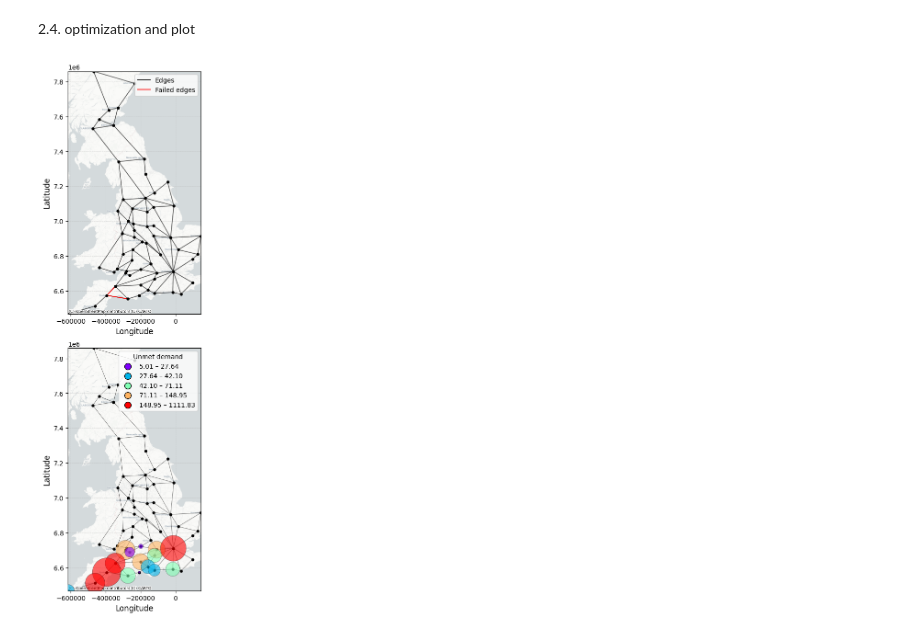
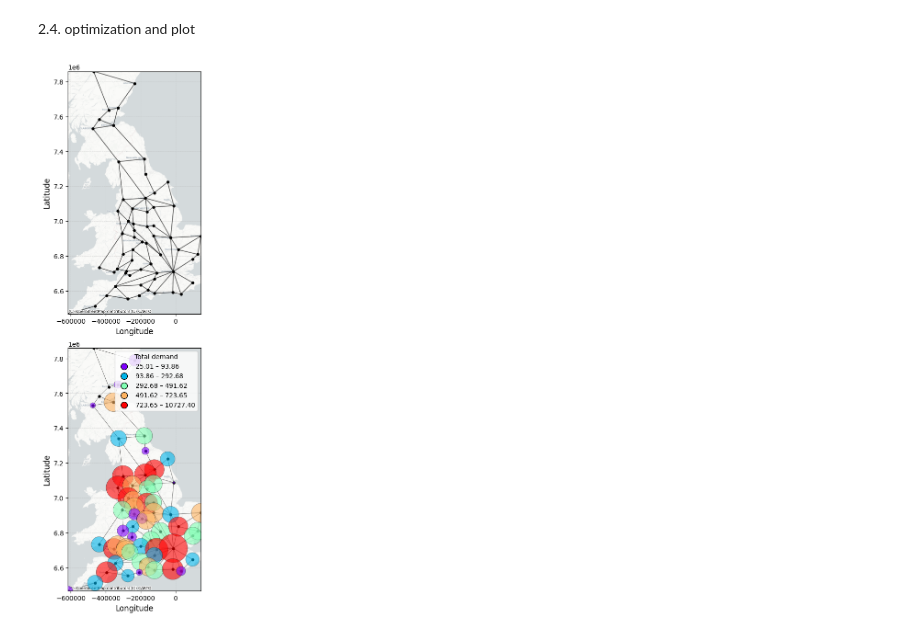
Before and after one commit to mjkang920/railnet_opt, a Jupyter notebook: 02_critical_scenario_prioritization/visualization.ipynb, the cells around one changed output. Saved outputs shown, nothing was run; the diff lists cells and outputs as text; code cells hidden in the pictures.

Commit message:
add visualization

```diff
--- a/02_critical_scenario_prioritization/visualization.ipynb
+++ b/02_critical_scenario_prioritization/visualization.ipynb
@@ -372,7 +372,7 @@ from matplotlib.colors import ListedColormap, BoundaryNorm
 from matplotlib.lines import Line2D
 
 # scenario to evaluate (expects eval_scenario/compute_node_unmet defined)
-failed_set = {"e91", "e91r", "e101", "e101r"}
+failed_set = set(edges_j.keys())
 res = eval_scenario(
     failed_set,
     arcs=arcs, edges=edges, intact_capacity=intact_capacity,
@@ -482,7 +482,11 @@ def base_edge_ids_from_failed_set(fset):
     return sorted(ids)
 
 failed_base_ids = base_edge_ids_from_failed_set(failed_set)
-gdf_failed = gdf_edges[gdf_edges["edge_id"].isin(failed_base_ids)]
+if len(failed_base_ids) == len(gdf_edges):
+    gdf_failed = gpd.GeoDataFrame(columns=gdf_edges.columns, crs=gdf_edges.crs)
+else:
+    gdf_failed = gdf_edges[gdf_edges["edge_id"].isin(failed_base_ids)]
+
 if not gdf_failed.empty:
     gdf_failed.plot(ax=ax_top, color="red", linewidth=EDGE_LW_TOP, alpha=1, zorder=3)
     leg_top = ax_top.legend(
@@ -497,32 +501,32 @@ if not gdf_failed.empty:
 draw_base(ax_bot, EDGE_LW_BOT)
 
 bounds = np.quantile(vals, [0, 0.2, 0.4, 0.6, 0.8, 1.0])
 for i in range(1, len(bounds)):
     if bounds[i] <= bounds[i-1]:
         bounds[i] = bounds[i-1] + 1e-9
 cmap5 = ListedColormap(CAMPAL(np.linspace(0.0, 1.0, 5)))
 norm5 = BoundaryNorm(bounds, cmap5.N, clip=True)
 vmin, vmax = float(vals.min()), float(vals.max())
 z = np.log1p(vals - vmin) / (np.log1p(vmax - vmin) + 1e-12)
 z = np.clip(z, 0.0, 1.0) ** 2.2
 sizes = 10.0 + (2000.0 - 10.0) * z
 
 ax_bot.scatter(
     xs, ys, s=sizes, c=vals, cmap=cmap5, norm=norm5,
     alpha=BUBBLE_ALPHA, edgecolor="black", linewidth=0.4, zorder=6, marker="o"
 )
 
 color_handles = []
 for i in range(len(bounds)-1):
     mid = 0.5 * (bounds[i] + bounds[i+1])
     color = cmap5(norm5(mid))
     label = f"{bounds[i]:.2f} – {bounds[i+1]:.2f}"
     color_handles.append(Line2D([0],[0], marker='o', color='none',
                                 markerfacecolor=color, markeredgecolor='black',
                                 markersize=10, label=label))
-leg = ax_bot.legend(handles=color_handles, title="Unmet demand", loc="upper right", frameon=True)
+leg = ax_bot.legend(handles=color_handles, title="Total demand", loc="upper right", frameon=True)
 leg.get_frame().set_alpha(0.8); leg.set_zorder(20)
 
 plt.show()
 # %% [output]
-[figure, old version]
+[figure, new version]
```
Also changed, not shown: 3 other files.
